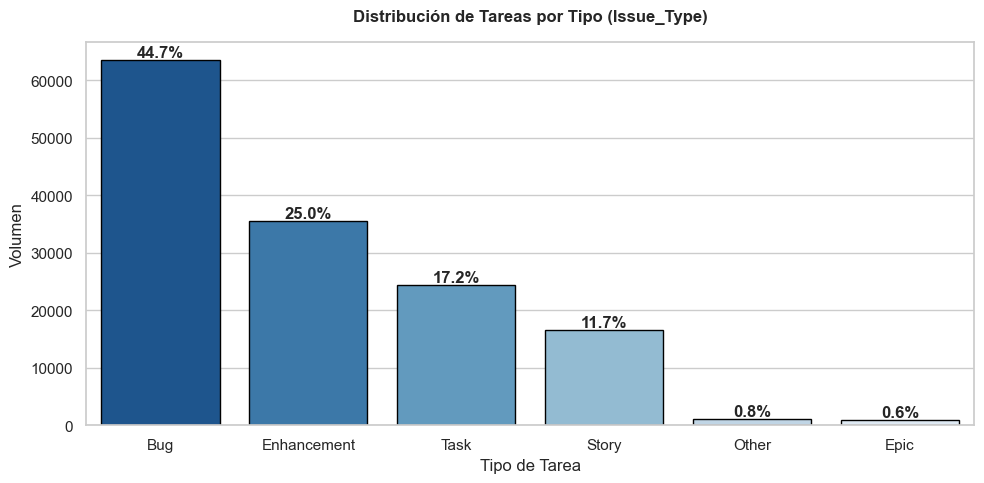
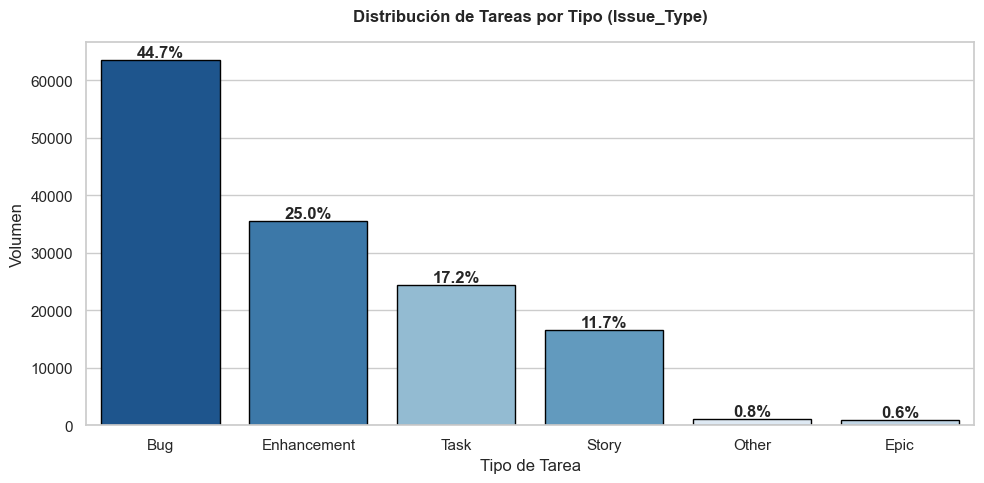
The change to this notebook cell's code, shown as a diff; its figure went from the first image to the second:
--- before
+++ after
@@ -1,5 +1,5 @@
 fig, ax = plt.subplots(figsize=(10, 5))
 order = df['Issue_Type'].value_counts().index
-ax = sns.countplot(data=df, x='Issue_Type', order=order, palette='Blues_r', edgecolor='black')
+ax = sns.countplot(data=df, x='Issue_Type', order=order, hue='Issue_Type', palette='Blues_r', legend=False, edgecolor='black')
 for p in ax.patches:
     porcentaje = f'{100 * p.get_height() / len(df):.1f}%'

Commit: fix: fixes a los notebooks